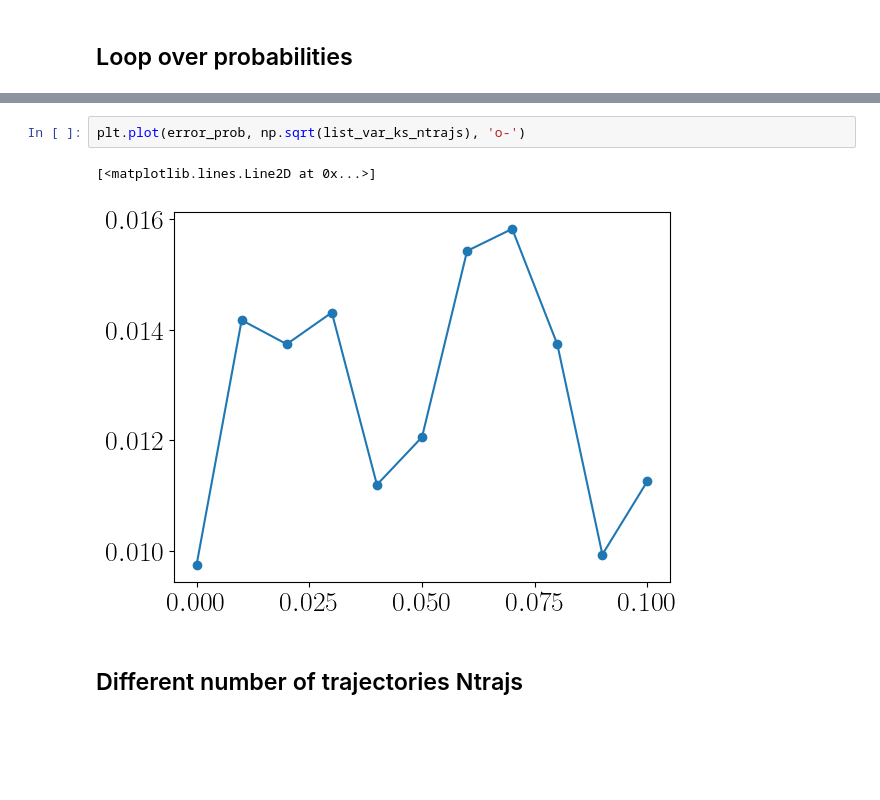
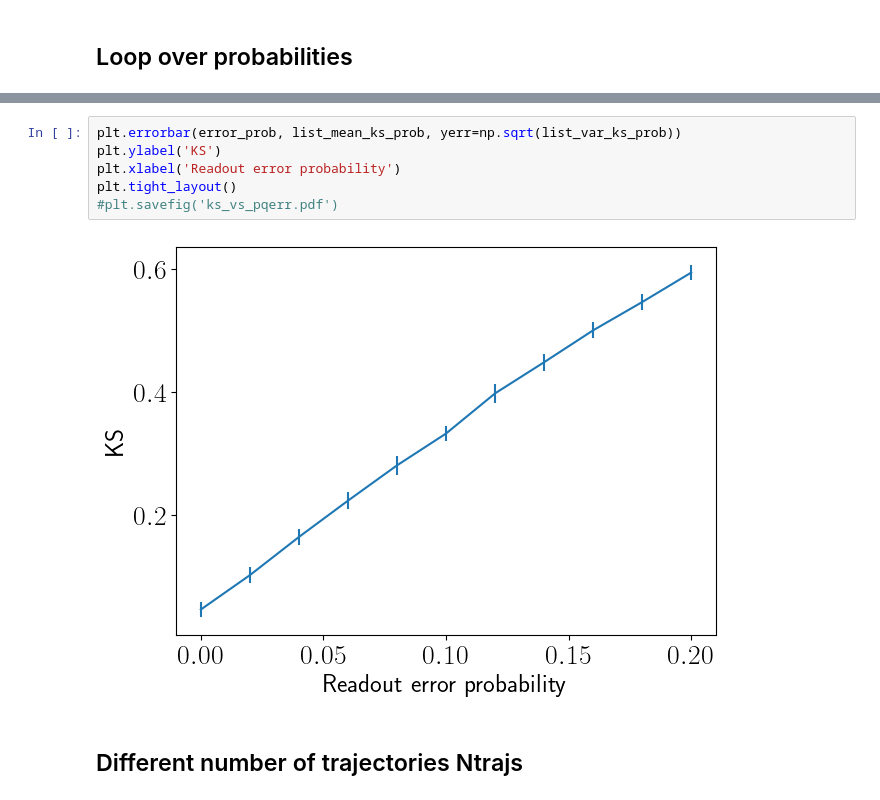
Before and after one commit to ingstra/qubitdyne, a Jupyter notebook: qubit_error_prob_and_ntrajs.ipynb, the cells around one changed output, grey strips where cells are left out. Drawn from its saved outputs; the diff is of its cells as text; blank space fills up the shorter version.

```diff
--- a/qubit_error_prob_and_ntrajs.ipynb
+++ b/qubit_error_prob_and_ntrajs.ipynb
@@ -268,8 +265,11 @@ plt.errorbar(error_prob, list_mean_ks_prob, yerr=np.sqrt(list_var_ks_ntrajs))
-# %%
-plt.plot(error_prob, np.sqrt(list_var_ks_ntrajs), 'o-')
-# %% [output]
-[<matplotlib.lines.Line2D at 0x...>]
-[figure, removed]
+# %%
+plt.errorbar(error_prob, list_mean_ks_prob, yerr=np.sqrt(list_var_ks_prob))
+plt.ylabel('KS')
+plt.xlabel('Readout error probability')
+plt.tight_layout()
+#plt.savefig('ks_vs_pqerr.pdf')
+# %% [output]
+[figure, added]
 # %% [markdown]
 ## Different number of trajectories Ntrajs
 # %%
```
Also changed, not shown: parts of 10 cells of this notebook.
